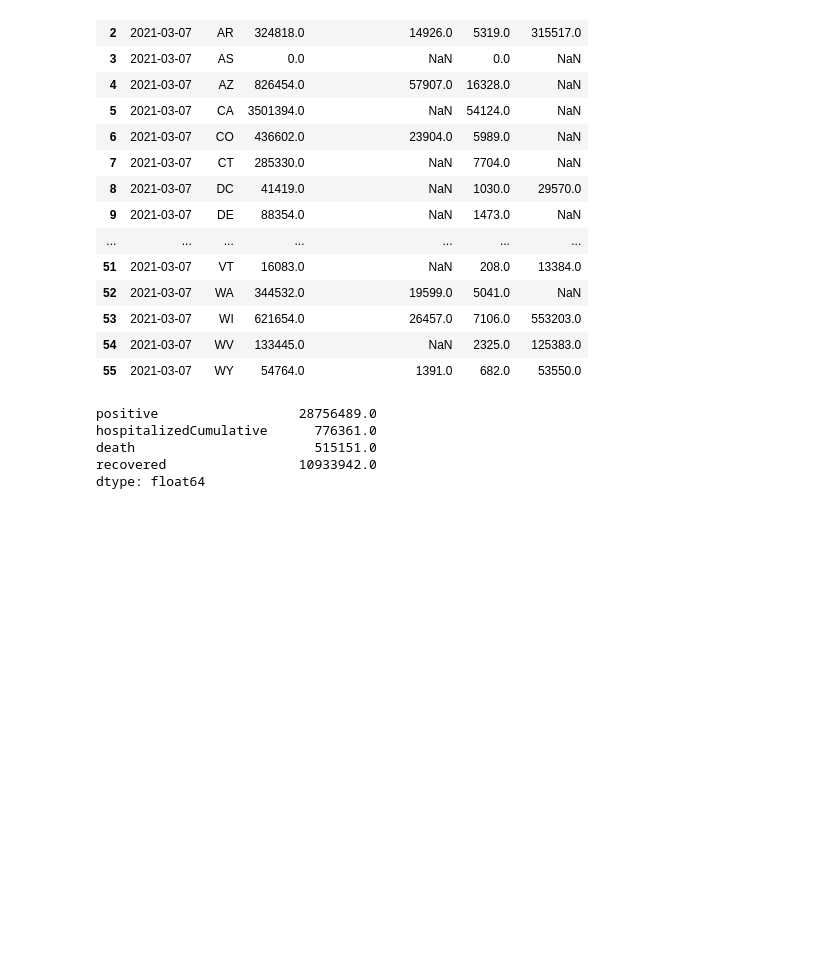
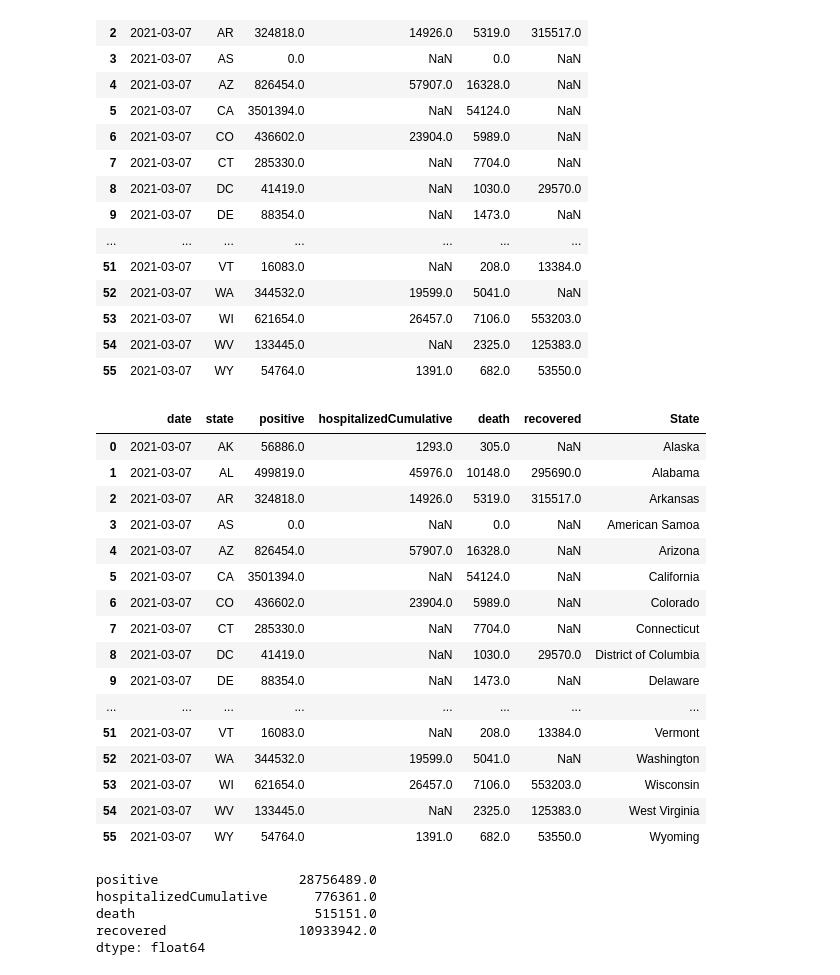
Before and after one commit to sravitham/US_Covid_Tracking, a Jupyter notebook: Data/All Sums.ipynb, the cells around one changed output. Drawn from its saved outputs; the diff is of its cells as text; code cells hidden in the pictures; blank space fills up the shorter version.

Commit message:
for bar graphs

```diff
--- a/Data/All Sums.ipynb
+++ b/Data/All Sums.ipynb
@@ -29,3 +29,15 @@ state_list = np.unique(dashboard_covid_copy['state'])
 len(np.unique(dashboard_covid_copy['state']))
 # %% [output]
 56
+# %%
+# Filtered dataframe for BarGraph
+
+bargraph_covid_cols = ["date","state", "positive","hospitalizedCumulative","death", "recovered", "State"]
+
+bargraph_covid_copy = covid_df[bargraph_covid_cols].copy()
+# dashboard_covid_copy
+
+States_list = np.unique(bargraph_covid_copy['State'])
+# state_list
+
+len(np.unique(bargraph_covid_copy['State']))
@@ -71,3 +94,26 @@ date_filtered
 | 53 | 2021-03-07 | WI | 621654.0 | 26457.0 | 7106.0 | 553203.0 |
 | 54 | 2021-03-07 | WV | 133445.0 | NaN | 2325.0 | 125383.0 |
 | 55 | 2021-03-07 | WY | 54764.0 | 1391.0 | 682.0 | 53550.0 |
+# %%
+bargraph_covid_copy['date'] = pd.to_datetime(bargraph_covid_copy['date'], format='%Y%m%d')
+bargraph_covid_copy
+bar_date_filtered = bargraph_covid_copy.loc[(bargraph_covid_copy['date'] == '2021-03-07')]
+bar_date_filtered
+# %% [output]
+|  | date | state | positive | hospitalizedCumulative | death | recovered | State |
+| 0 | 2021-03-07 | AK | 56886.0 | 1293.0 | 305.0 | NaN | Alaska |
+| 1 | 2021-03-07 | AL | 499819.0 | 45976.0 | 10148.0 | 295690.0 | Alabama |
+| 2 | 2021-03-07 | AR | 324818.0 | 14926.0 | 5319.0 | 315517.0 | Arkansas |
+| 3 | 2021-03-07 | AS | 0.0 | NaN | 0.0 | NaN | American Samoa |
+| 4 | 2021-03-07 | AZ | 826454.0 | 57907.0 | 16328.0 | NaN | Arizona |
+| 5 | 2021-03-07 | CA | 3501394.0 | NaN | 54124.0 | NaN | California |
+| 6 | 2021-03-07 | CO | 436602.0 | 23904.0 | 5989.0 | NaN | Colorado |
+| 7 | 2021-03-07 | CT | 285330.0 | NaN | 7704.0 | NaN | Connecticut |
+| 8 | 2021-03-07 | DC | 41419.0 | NaN | 1030.0 | 29570.0 | District of Columbia |
+| 9 | 2021-03-07 | DE | 88354.0 | NaN | 1473.0 | NaN | Delaware |
+| ... | ... | ... | ... | ... | ... | ... | ... |
+| 51 | 2021-03-07 | VT | 16083.0 | NaN | 208.0 | 13384.0 | Vermont |
+| 52 | 2021-03-07 | WA | 344532.0 | 19599.0 | 5041.0 | NaN | Washington |
+| 53 | 2021-03-07 | WI | 621654.0 | 26457.0 | 7106.0 | 553203.0 | Wisconsin |
+| 54 | 2021-03-07 | WV | 133445.0 | NaN | 2325.0 | 125383.0 | West Virginia |
+| 55 | 2021-03-07 | WY | 54764.0 | 1391.0 | 682.0 | 53550.0 | Wyoming |
```
Also changed, not shown: parts of 3 cells of this notebook, 1 other file.
